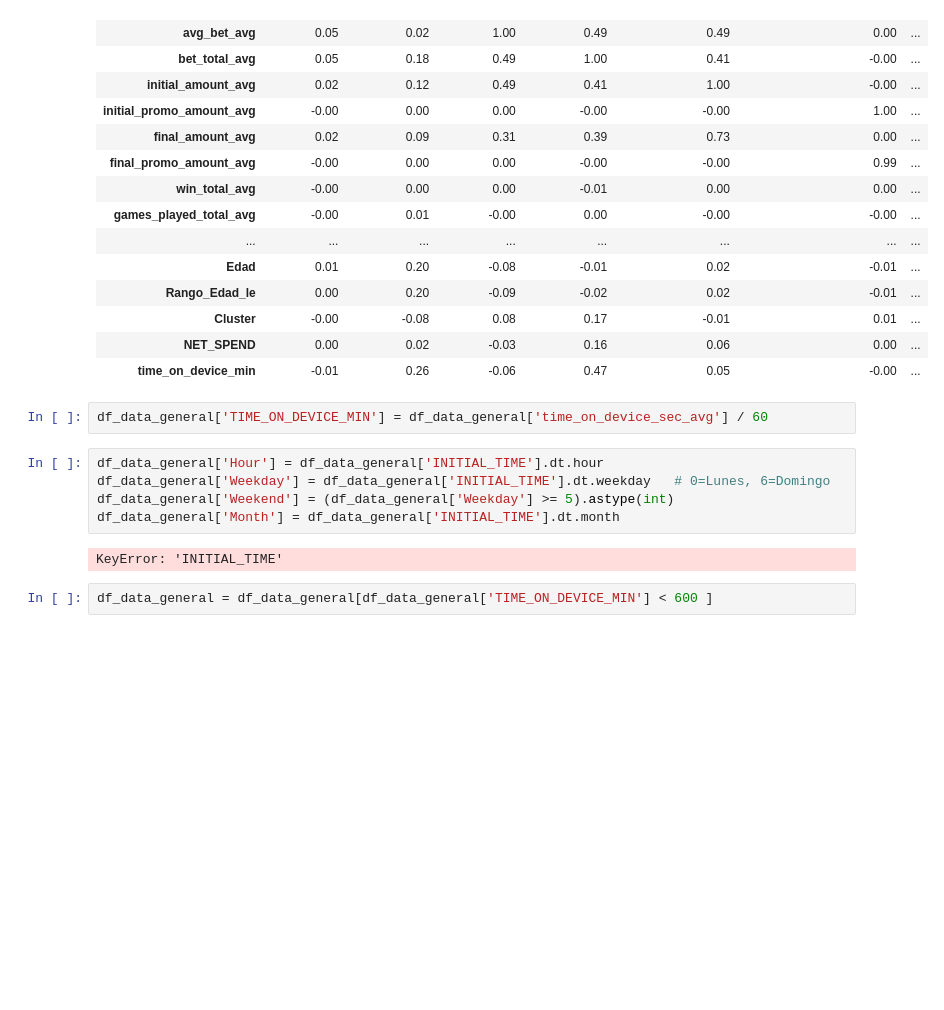
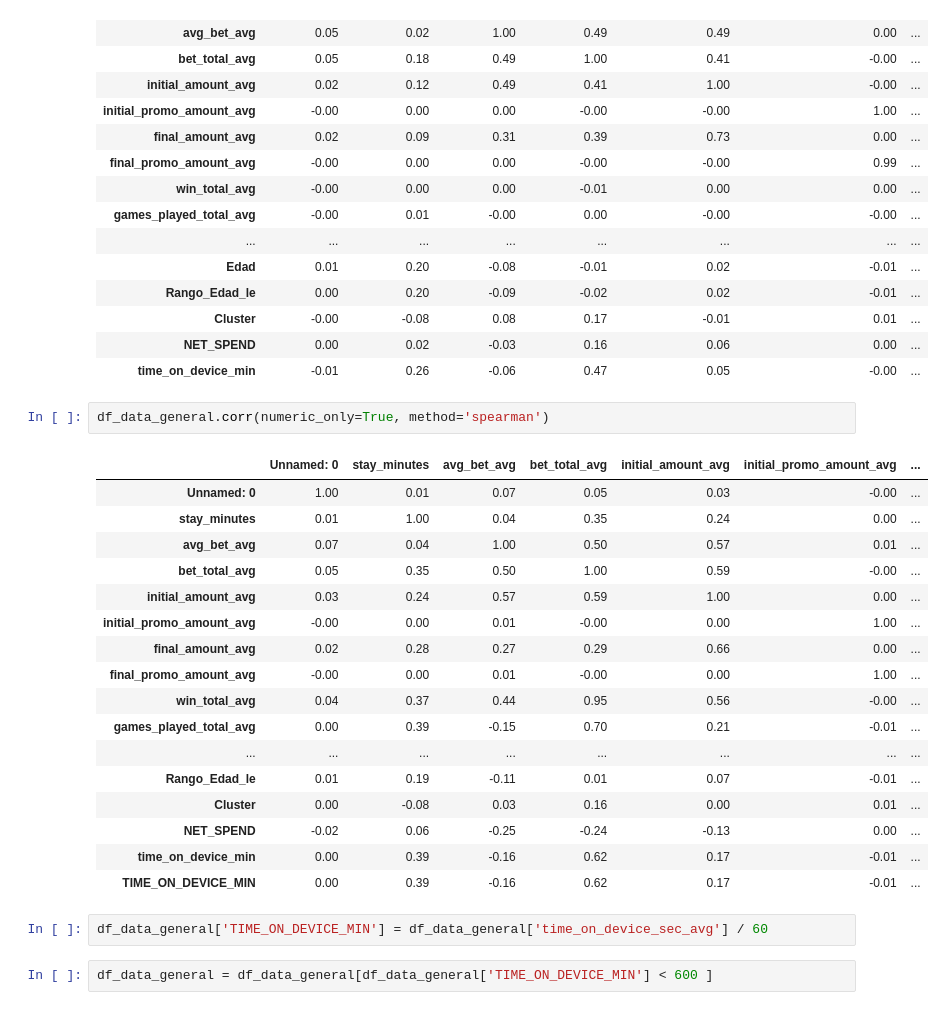
Before and after one commit to rodrigo-espino/ModelosFoliatti, a Jupyter notebook: notebooks/modelos_prediccion/Estancia Prediction/Estancia_regressor.ipynb, the cells around one changed output. Saved outputs shown, nothing was run; the diff lists cells and outputs as text; blank space fills up the shorter version.

```diff
--- a/notebooks/modelos_prediccion/Estancia Prediction/Estancia_regressor.ipynb
+++ b/notebooks/modelos_prediccion/Estancia Prediction/Estancia_regressor.ipynb
@@ -103,14 +104,27 @@ df_data_general.corr(numeric_only=True)
 | Cluster | -0.00 | -0.08 | 0.08 | 0.17 | -0.01 | 0.01 | ... |
 | NET_SPEND | 0.00 | 0.02 | -0.03 | 0.16 | 0.06 | 0.00 | ... |
 | time_on_device_min | -0.01 | 0.26 | -0.06 | 0.47 | 0.05 | -0.00 | ... |
+# %%
+df_data_general.corr(numeric_only=True, method='spearman')
+# %% [output]
+|  | Unnamed: 0 | stay_minutes | avg_bet_avg | bet_total_avg | initial_amount_avg | initial_promo_amount_avg | ... |
+| Unnamed: 0 | 1.00 | 0.01 | 0.07 | 0.05 | 0.03 | -0.00 | ... |
+| stay_minutes | 0.01 | 1.00 | 0.04 | 0.35 | 0.24 | 0.00 | ... |
+| avg_bet_avg | 0.07 | 0.04 | 1.00 | 0.50 | 0.57 | 0.01 | ... |
+| bet_total_avg | 0.05 | 0.35 | 0.50 | 1.00 | 0.59 | -0.00 | ... |
+| initial_amount_avg | 0.03 | 0.24 | 0.57 | 0.59 | 1.00 | 0.00 | ... |
+| initial_promo_amount_avg | -0.00 | 0.00 | 0.01 | -0.00 | 0.00 | 1.00 | ... |
+| final_amount_avg | 0.02 | 0.28 | 0.27 | 0.29 | 0.66 | 0.00 | ... |
+| final_promo_amount_avg | -0.00 | 0.00 | 0.01 | -0.00 | 0.00 | 1.00 | ... |
+| win_total_avg | 0.04 | 0.37 | 0.44 | 0.95 | 0.56 | -0.00 | ... |
+| games_played_total_avg | 0.00 | 0.39 | -0.15 | 0.70 | 0.21 | -0.01 | ... |
+| ... | ... | ... | ... | ... | ... | ... | ... |
+| Rango_Edad_le | 0.01 | 0.19 | -0.11 | 0.01 | 0.07 | -0.01 | ... |
+| Cluster | 0.00 | -0.08 | 0.03 | 0.16 | 0.00 | 0.01 | ... |
+| NET_SPEND | -0.02 | 0.06 | -0.25 | -0.24 | -0.13 | 0.00 | ... |
+| time_on_device_min | 0.00 | 0.39 | -0.16 | 0.62 | 0.17 | -0.01 | ... |
+| TIME_ON_DEVICE_MIN | 0.00 | 0.39 | -0.16 | 0.62 | 0.17 | -0.01 | ... |
 # %%
 df_data_general['TIME_ON_DEVICE_MIN'] = df_data_general['time_on_device_sec_avg'] / 60
-# %%
-df_data_general['Hour'] = df_data_general['INITIAL_TIME'].dt.hour
-df_data_general['Weekday'] = df_data_general['INITIAL_TIME'].dt.weekday   # 0=Lunes, 6=Domingo
-df_data_general['Weekend'] = (df_data_general['Weekday'] >= 5).astype(int)
-df_data_general['Month'] = df_data_general['INITIAL_TIME'].dt.month
-# %% [output]
-KeyError: 'INITIAL_TIME'
 # %%
 df_data_general = df_data_general[df_data_general['TIME_ON_DEVICE_MIN'] < 600 ]
```
Also changed, not shown: parts of 5 cells of this notebook, 21 other files.
